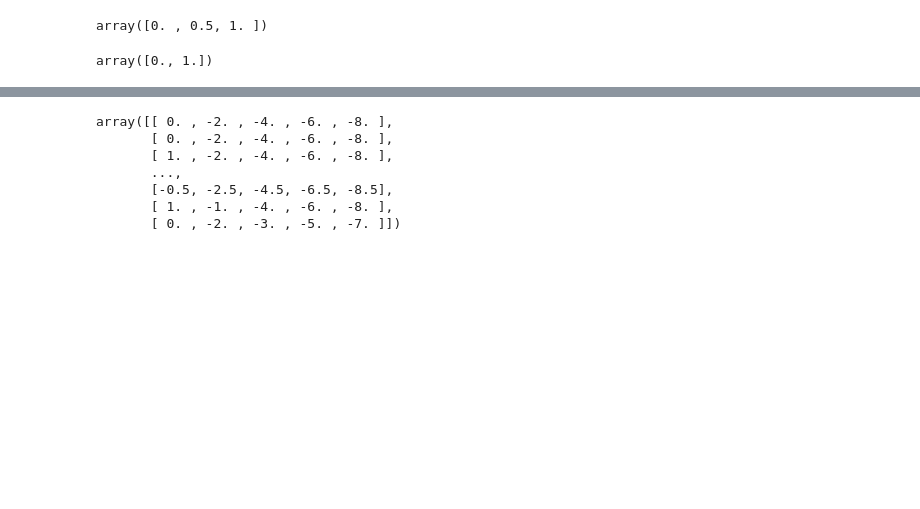
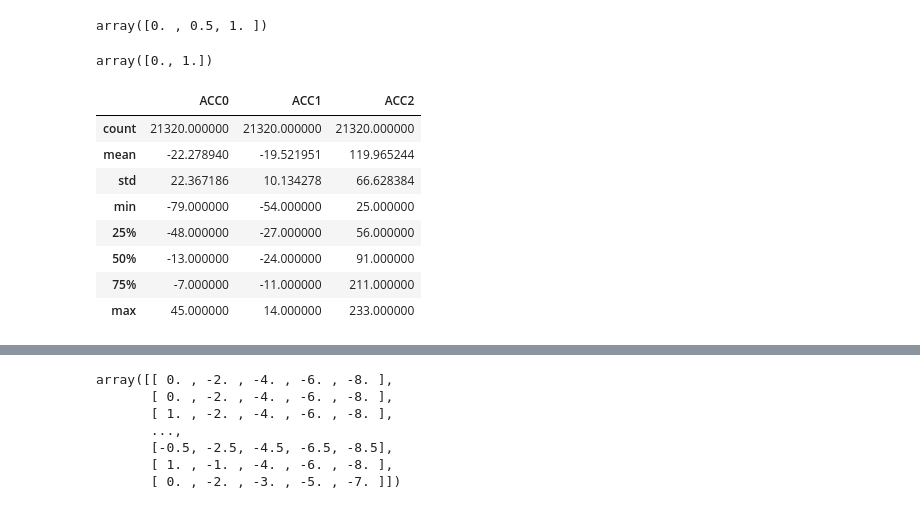
Before and after one commit to Internship-moto/Gestures_3, a Jupyter notebook: notebooks/Gestures_2.ipynb, the cells around one changed output, grey strips where cells are left out. Cells and saved outputs as stored; diff of their text form; code cells hidden in the pictures; blank space fills up the shorter version.

```diff
--- a/notebooks/Gestures_2.ipynb
+++ b/notebooks/Gestures_2.ipynb
@@ -194,3 +195,15 @@ array([0. , 0.5, 1. ])
 gestures_protocol['Thumb'].unique()
 # %% [output]
 array([0., 1.])
+# %%
+gestures_train[ACC_CH].describe()
+# %% [output]
+|  | ACC0 | ACC1 | ACC2 |
+| count | 21320.000000 | 21320.000000 | 21320.000000 |
+| mean | -22.278940 | -19.521951 | 119.965244 |
+| std | 22.367186 | 10.134278 | 66.628384 |
+| min | -79.000000 | -54.000000 | 25.000000 |
+| 25% | -48.000000 | -27.000000 | 56.000000 |
+| 50% | -13.000000 | -24.000000 | 91.000000 |
+| 75% | -7.000000 | -11.000000 | 211.000000 |
+| max | 45.000000 | 14.000000 | 233.000000 |
```
Also changed, not shown: parts of 5 cells of this notebook.
